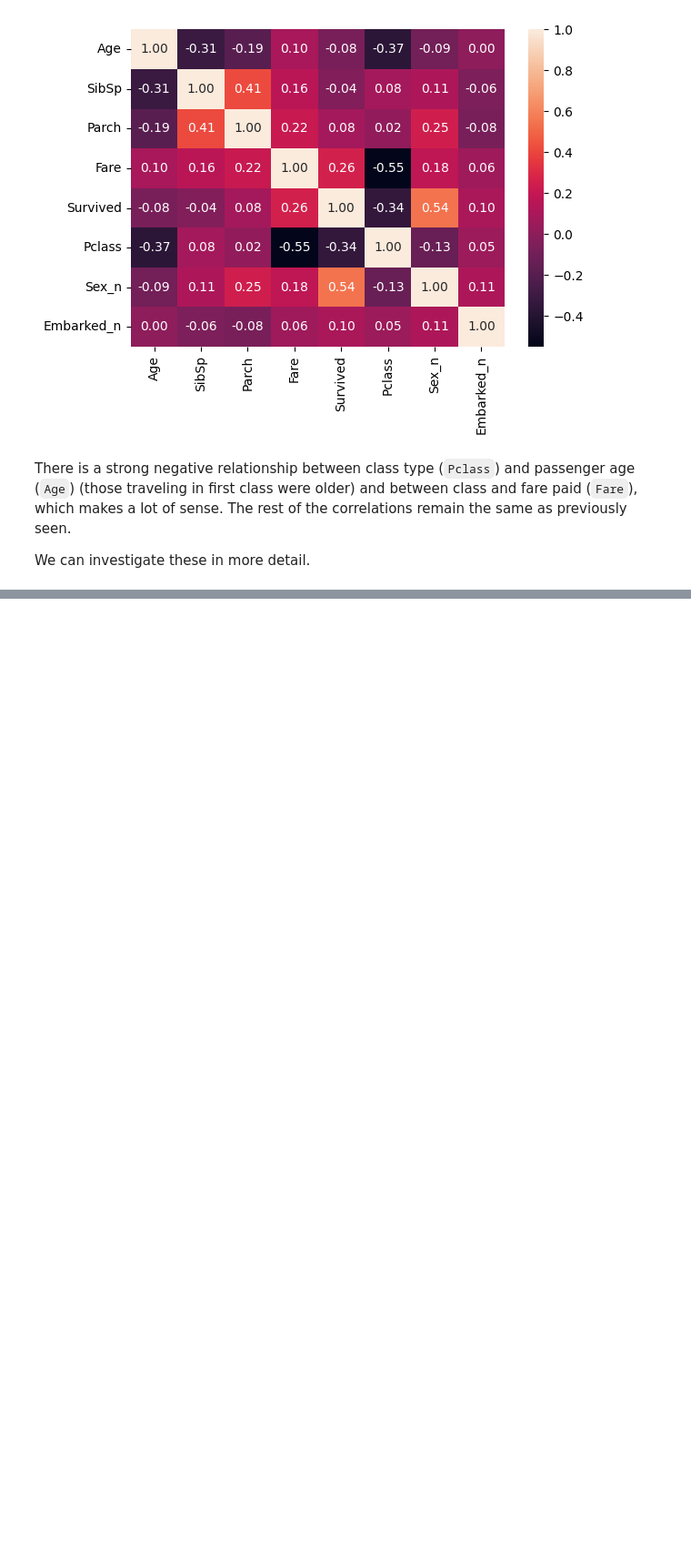
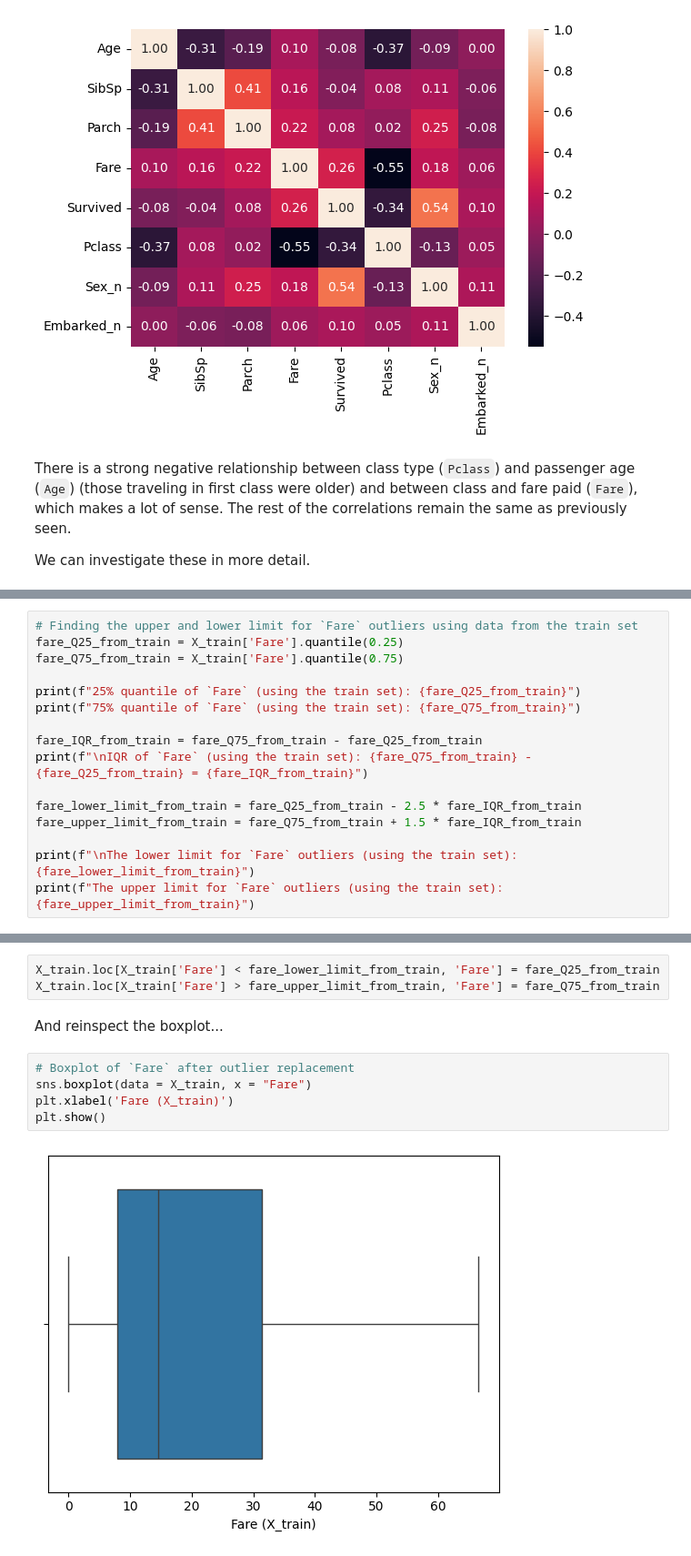
Before and after one commit to themarisolhernandez/ds-review-lessons, a Jupyter notebook: 16-exploratory-data-analysis.ipynb, the cells around one changed output, grey strips where cells are left out. Shown at 91% size. Saved outputs shown, nothing was run; the diff lists cells and outputs as text; blank space fills up the shorter version.

```diff
--- a/16-exploratory-data-analysis.ipynb
+++ b/16-exploratory-data-analysis.ipynb
@@ -826,0 +1040,16 @@ plt.show()
+# %%
+# Finding the upper and lower limit for `Fare` outliers using data from the train set
+fare_Q25_from_train = X_train['Fare'].quantile(0.25)
+fare_Q75_from_train = X_train['Fare'].quantile(0.75)
+
+print(f"25% quantile of `Fare` (using the train set): {fare_Q25_from_train}")
+print(f"75% quantile of `Fare` (using the train set): {fare_Q75_from_train}")
+
+fare_IQR_from_train = fare_Q75_from_train - fare_Q25_from_train
+print(f"\nIQR of `Fare` (using the train set): {fare_Q75_from_train} - {fare_Q25_from_train} = {fare_IQR_from_train}")
+
+fare_lower_limit_from_train = fare_Q25_from_train - 2.5 * fare_IQR_from_train
+fare_upper_limit_from_train = fare_Q75_from_train + 1.5 * fare_IQR_from_train
+
+print(f"\nThe lower limit for `Fare` outliers (using the train set): {fare_lower_limit_from_train}")
+print(f"The upper limit for `Fare` outliers (using the train set): {fare_upper_limit_from_train}")
@@ -826,0 +1075,12 @@ plt.show()
+# %%
+X_train.loc[X_train['Fare'] < fare_lower_limit_from_train, 'Fare'] = fare_Q25_from_train
+X_train.loc[X_train['Fare'] > fare_upper_limit_from_train, 'Fare'] = fare_Q75_from_train
+# %% [markdown]
+And reinspect the boxplot...
+# %%
+# Boxplot of `Fare` after outlier replacement
+sns.boxplot(data = X_train, x = "Fare")
+plt.xlabel('Fare (X_train)')
+plt.show()
+# %% [output]
+[figure, added]
```
Also changed, not shown: parts of 66 cells of this notebook, 1 other file.
